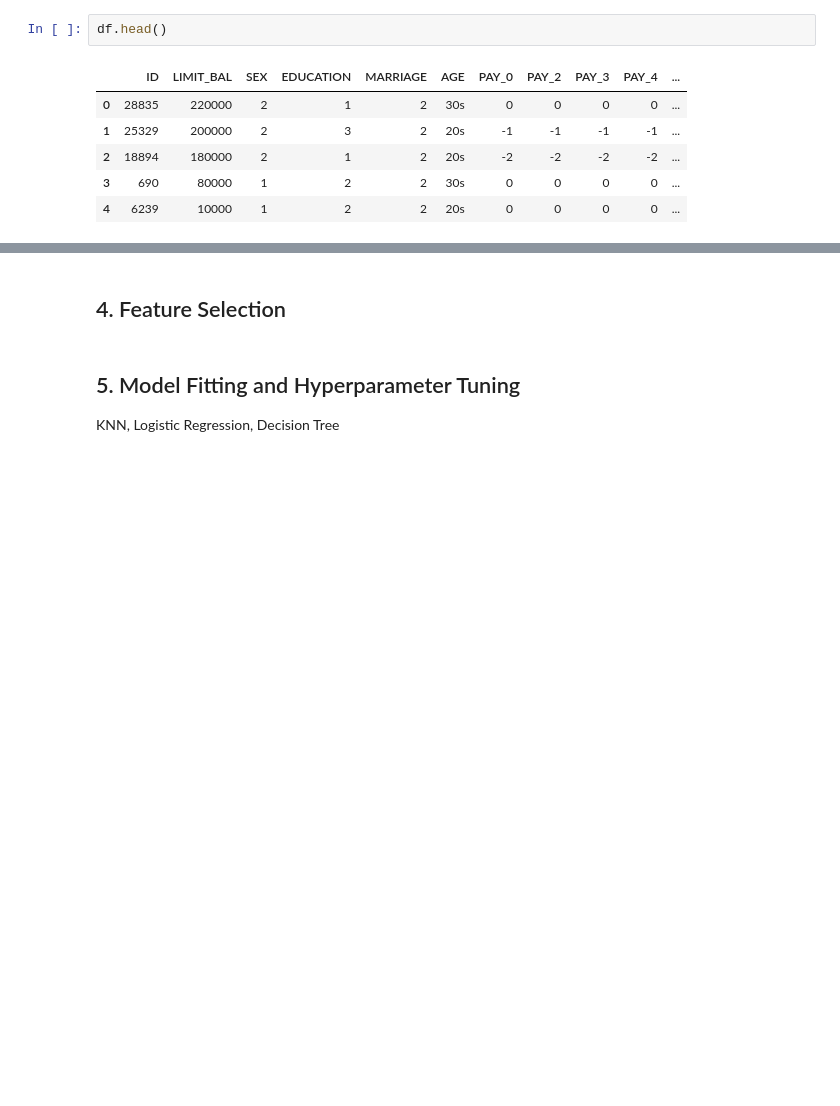
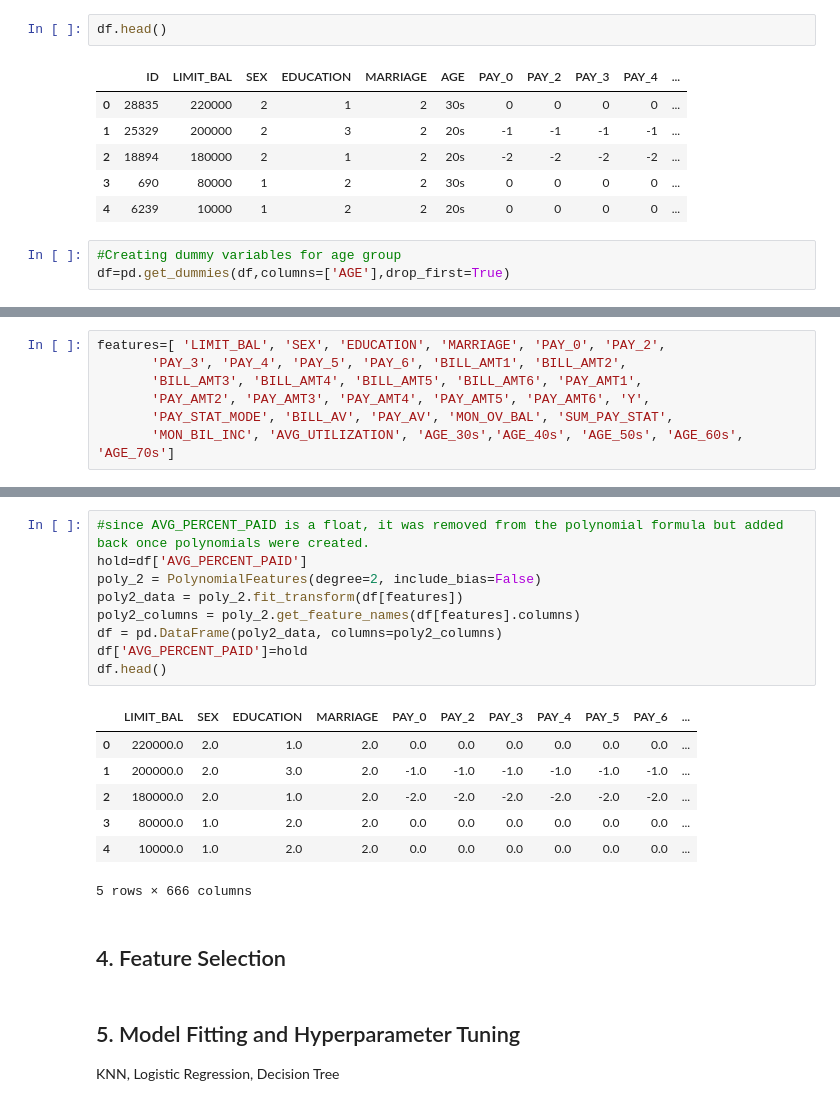
Before and after one commit to carlosiruiz/Bakeoff2, a Jupyter notebook: ignacio-classification-bakeoff-template.ipynb, the cells around one changed output, grey strips where cells are left out. Drawn from its saved outputs; the diff is of its cells as text; blank space fills up the shorter version.

Commit message:
poly

```diff
--- a/ignacio-classification-bakeoff-template.ipynb
+++ b/ignacio-classification-bakeoff-template.ipynb
@@ -576,3 +579,6 @@ df.head()
 | 2 | 18894 | 180000 | 2 | 1 | 2 | 20s | -2 | -2 | -2 | -2 | ... |
 | 3 | 690 | 80000 | 1 | 2 | 2 | 30s | 0 | 0 | 0 | 0 | ... |
 | 4 | 6239 | 10000 | 1 | 2 | 2 | 20s | 0 | 0 | 0 | 0 | ... |
+# %%
+#Creating dummy variables for age group
+df=pd.get_dummies(df,columns=['AGE'],drop_first=True)
@@ -578,0 +597,7 @@ df.head()
+# %%
+features=[ 'LIMIT_BAL', 'SEX', 'EDUCATION', 'MARRIAGE', 'PAY_0', 'PAY_2',
+       'PAY_3', 'PAY_4', 'PAY_5', 'PAY_6', 'BILL_AMT1', 'BILL_AMT2',
+       'BILL_AMT3', 'BILL_AMT4', 'BILL_AMT5', 'BILL_AMT6', 'PAY_AMT1',
+       'PAY_AMT2', 'PAY_AMT3', 'PAY_AMT4', 'PAY_AMT5', 'PAY_AMT6', 'Y',
+       'PAY_STAT_MODE', 'BILL_AV', 'PAY_AV', 'MON_OV_BAL', 'SUM_PAY_STAT',
+       'MON_BIL_INC', 'AVG_UTILIZATION', 'AGE_30s','AGE_40s', 'AGE_50s', 'AGE_60s', 'AGE_70s']
@@ -579,3 +616,20 @@ df.head()
+# %%
+#since AVG_PERCENT_PAID is a float, it was removed from the polynomial formula but added back once polynomials were created.
+hold=df['AVG_PERCENT_PAID']
+poly_2 = PolynomialFeatures(degree=2, include_bias=False)
+poly2_data = poly_2.fit_transform(df[features])
+poly2_columns = poly_2.get_feature_names(df[features].columns)
+df = pd.DataFrame(poly2_data, columns=poly2_columns)
+df['AVG_PERCENT_PAID']=hold
+df.head()
+# %% [output]
+|  | LIMIT_BAL | SEX | EDUCATION | MARRIAGE | PAY_0 | PAY_2 | PAY_3 | PAY_4 | PAY_5 | PAY_6 | ... |
+| 0 | 220000.0 | 2.0 | 1.0 | 2.0 | 0.0 | 0.0 | 0.0 | 0.0 | 0.0 | 0.0 | ... |
+| 1 | 200000.0 | 2.0 | 3.0 | 2.0 | -1.0 | -1.0 | -1.0 | -1.0 | -1.0 | -1.0 | ... |
+| 2 | 180000.0 | 2.0 | 1.0 | 2.0 | -2.0 | -2.0 | -2.0 | -2.0 | -2.0 | -2.0 | ... |
+| 3 | 80000.0 | 1.0 | 2.0 | 2.0 | 0.0 | 0.0 | 0.0 | 0.0 | 0.0 | 0.0 | ... |
+| 4 | 10000.0 | 1.0 | 2.0 | 2.0 | 0.0 | 0.0 | 0.0 | 0.0 | 0.0 | 0.0 | ... |
+5 rows × 666 columns
 # %% [markdown]
 ## 4. Feature Selection
 # %% [markdown]
```
Also changed, not shown: parts of 5 cells of this notebook.
